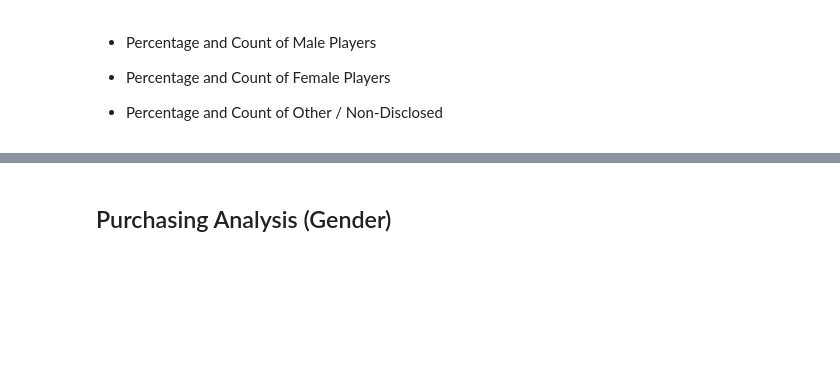
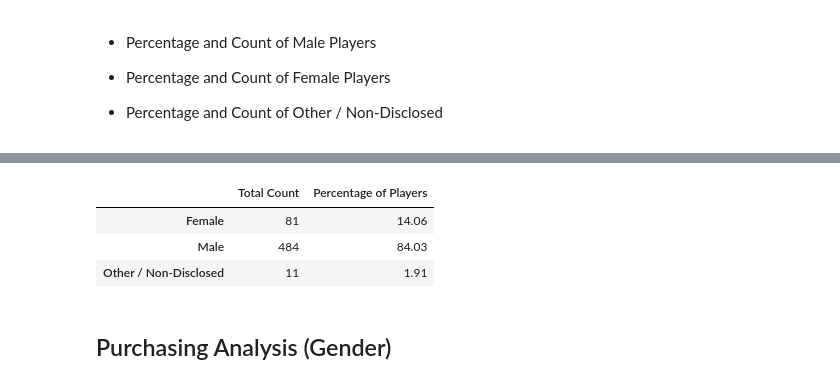
Before and after one commit to chrisram6/Homework_CR, a Jupyter notebook: PandasHW/HeroesOfPymoli_starter.ipynb, the cells around one changed output, grey strips where cells are left out. Cells and saved outputs as stored; diff of their text form; code cells hidden in the pictures; blank space fills up the shorter version.

```diff
--- a/PandasHW/HeroesOfPymoli_starter.ipynb
+++ b/PandasHW/HeroesOfPymoli_starter.ipynb
@@ -45,0 +41,3 @@ len(purchasedata['SN'].value_counts())
+# %%
+player_number = purchasedata["SN"].nunique()
+player_number
@@ -123,3 +95,18 @@ genderdf
+# %%
+test = uniqueFrame.groupby("Gender")["SN"].count()
+testpd = pd.DataFrame(test)
+#print(testpd)
+
+del testpd.index.name
+testpd = testpd.rename(columns={'SN':'Total Count'})
+testpd['Percentage of Players'] = 100*(testpd['Total Count'])/player_number
+testpd['Percentage of Players'] = testpd['Percentage of Players'].map("{0:.2f}".format)
+testpd
+# %% [output]
+|  | Total Count | Percentage of Players |
+| Female | 81 | 14.06 |
+| Male | 484 | 84.03 |
+| Other / Non-Disclosed | 11 | 1.91 |
 # %% [markdown]
 
 ## Purchasing Analysis (Gender)
```
Also changed, not shown: parts of 21 cells of this notebook.
